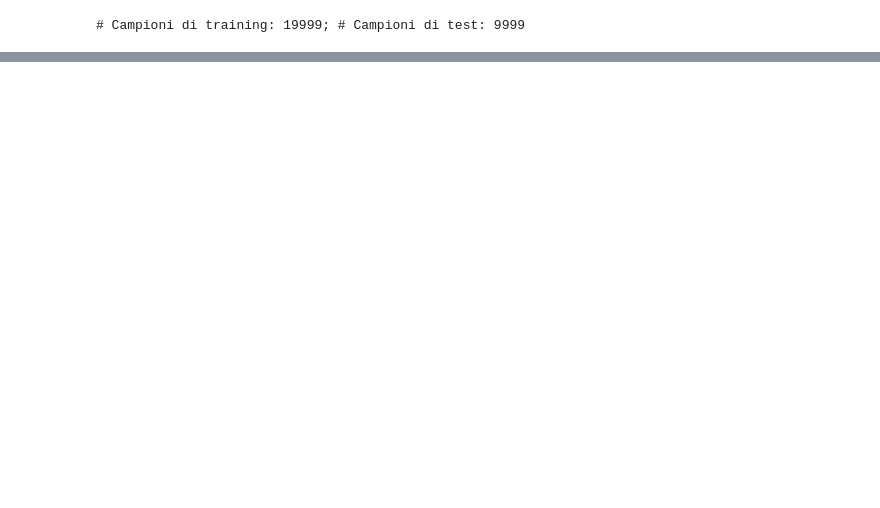
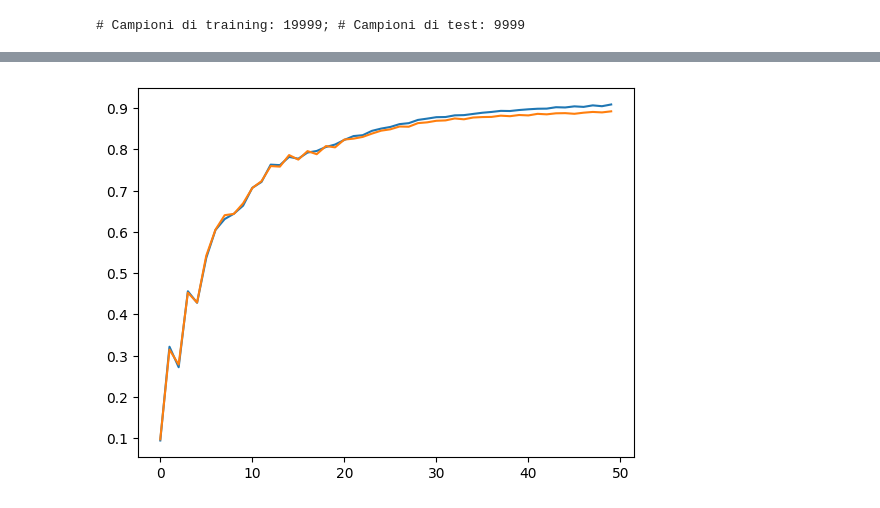
Before and after one commit to MarianoCaccavale/SimpleNeuralNetwork, a Jupyter notebook: Main.ipynb, the cells around one changed output, grey strips where cells are left out. Cells and saved outputs as stored; diff of their text form; code cells hidden in the pictures; blank space fills up the shorter version.

```diff
--- a/Main.ipynb
+++ b/Main.ipynb
@@ -66,0 +92,6 @@ print(f"Final accuracy = {nn.accuracy}")
+# %%
+plt.plot(nn.accuracies)
+plt.plot(nn.mean_val_accuracy)
+plt.show()
+# %% [output]
+[figure, added]
```
Also changed, not shown: parts of 26 cells of this notebook.
